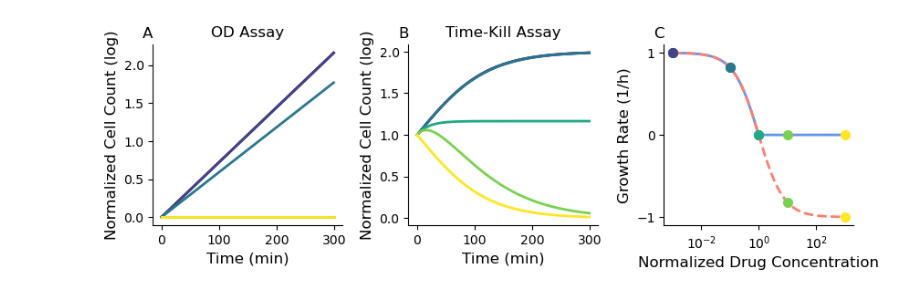
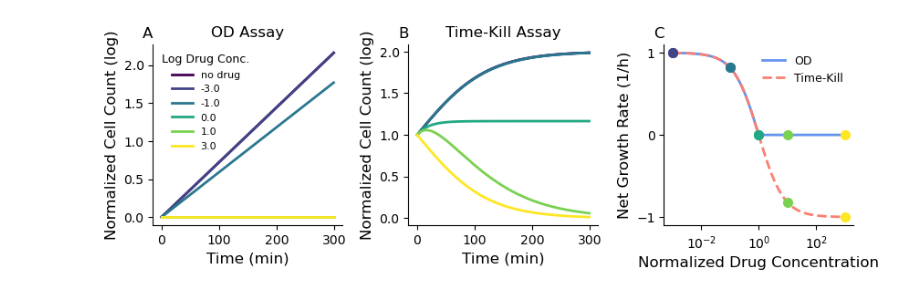
Before and after one commit to eshanking/time-kill-protocol, a Jupyter notebook: cartoon_fig.ipynb, the cells around one changed output. Saved outputs shown, nothing was run; the diff lists cells and outputs as text; code cells hidden in the pictures.

Commit message:
minor update to figure

```diff
--- a/cartoon_fig.ipynb
+++ b/cartoon_fig.ipynb
@@ -30,7 +30,7 @@ gr = hill_fn(conc, gmax, gmin, hc, ic50)
 
 gr[gr<0] = 0
 
-ax.plot(conc, gr,color='cornflowerblue',linewidth=2,label='OD Assay')
+ax.plot(conc, gr,color='cornflowerblue',linewidth=2,label='OD')
 
 ax.set_ylim((-1.1,1.1))
 
@@ -49,8 +49,8 @@ for c in conc_list:
 
 ax.set_yticks([1,0,-1])
 
-ax.set_ylabel('Growth Rate (1/h)',fontsize=12)
-ax.set_xlabel('Normalized Drug Concentration',fontsize=12)
+# ax.set_ylabel('Growth Rate (1/h)',fontsize=12)
+# ax.set_xlabel('Normalized Drug Concentration',fontsize=12)
 
 ##########################################################################################
 # time-kill dose response curve
@@ -62,7 +62,7 @@ gr = hill_fn(conc, gmax, gmin, hc, ic50)
 
 ax = ax_list[2]
 
-ax.plot(conc, gr, '--',color='salmon',linewidth=2,label='Time-Kill Assay')
+ax.plot(conc, gr, '--',color='salmon',linewidth=2,label='Time-Kill')
 ax.set_xscale('log')
 
 indx = 0
@@ -75,7 +75,7 @@ for c in conc_list:
 
 ax.set_yticks([1,0,-1])
 
-ax.set_ylabel('Growth Rate (1/h)',fontsize=12)
+ax.set_ylabel('Net Growth Rate (1/h)',fontsize=12)
 ax.set_xlabel('Normalized Drug Concentration',fontsize=12)
 
 ##########################################################################################
@@ -103,7 +103,12 @@ for c in conc_list:
 
     y[y<0] = 0
 
-    ax.plot(t,y,linewidth=2,color=cmap(indx/(num_conc-1)),label='%.1E' % c)
+    if c == 0:
+        label = 'no drug'
+    else:
+        label = np.log10(c)
+
+    ax.plot(t,y,linewidth=2,color=cmap(indx/(num_conc-1)),label=label)
     indx += 1
 
 ax.set_ylabel('Normalized Cell Count (log)',fontsize=12)
@@ -132,34 +137,39 @@ for c in conc_list:
     r_d = gmax/60 - gr # death rate
     # def growth_sol(t,y0,K,Kss,alpha,beta,cc):
     #     y = odeint(growth_diffeq,y0,t,args=(K,Kss,alpha,beta,cc))
     #     return y[:,0]
     y = growth_sol(t,1,1/60,r_d,alpha_list[indx],2)
 
-    ax.plot(t,y,linewidth=2,color=cmap(indx/(num_conc-1)),label=c)
+    if c == 0:
+        label = 'no drug'
+    else:
+        label = np.log10(c)
+
+    ax.plot(t,y,linewidth=2,color=cmap(indx/(num_conc-1)),label=label)
     indx += 1
 
 ax.set_ylabel('Normalized Cell Count (log)',fontsize=12)
 ax.set_xlabel('Time (min)',fontsize=12)
 
 ax.set_title('Time-Kill Assay')
 
 # label the axes
 
 labels = ['A','B','C','D']
 
 for ax in ax_list.flatten():
     ax.text(0, 1.1, labels.pop(0), transform=ax.transAxes,
       fontsize=12, va='top', ha='right')
 
     ax.spines['top'].set_visible(False)
     ax.spines['right'].set_visible(False)
 
 # ax_list[2].legend(fontsize=8,frameon=False,ncol=2)
-ax_list[0].legend(fontsize=8,frameon=False,ncol=2)
-ax_list[2].legend(fontsize=9,frameon=False)
+ax_list[0].legend(fontsize=8,frameon=False,title='Log Drug Conc.',title_fontsize=9)
+ax_list[2].legend(fontsize=9,frameon=False,loc='upper right')
 
 fig.tight_layout()
 
 fig.savefig('figures/cartoon.pdf',bbox_inches='tight')
 # %% [output]
-[figure, old version]
+[figure, new version]
```
